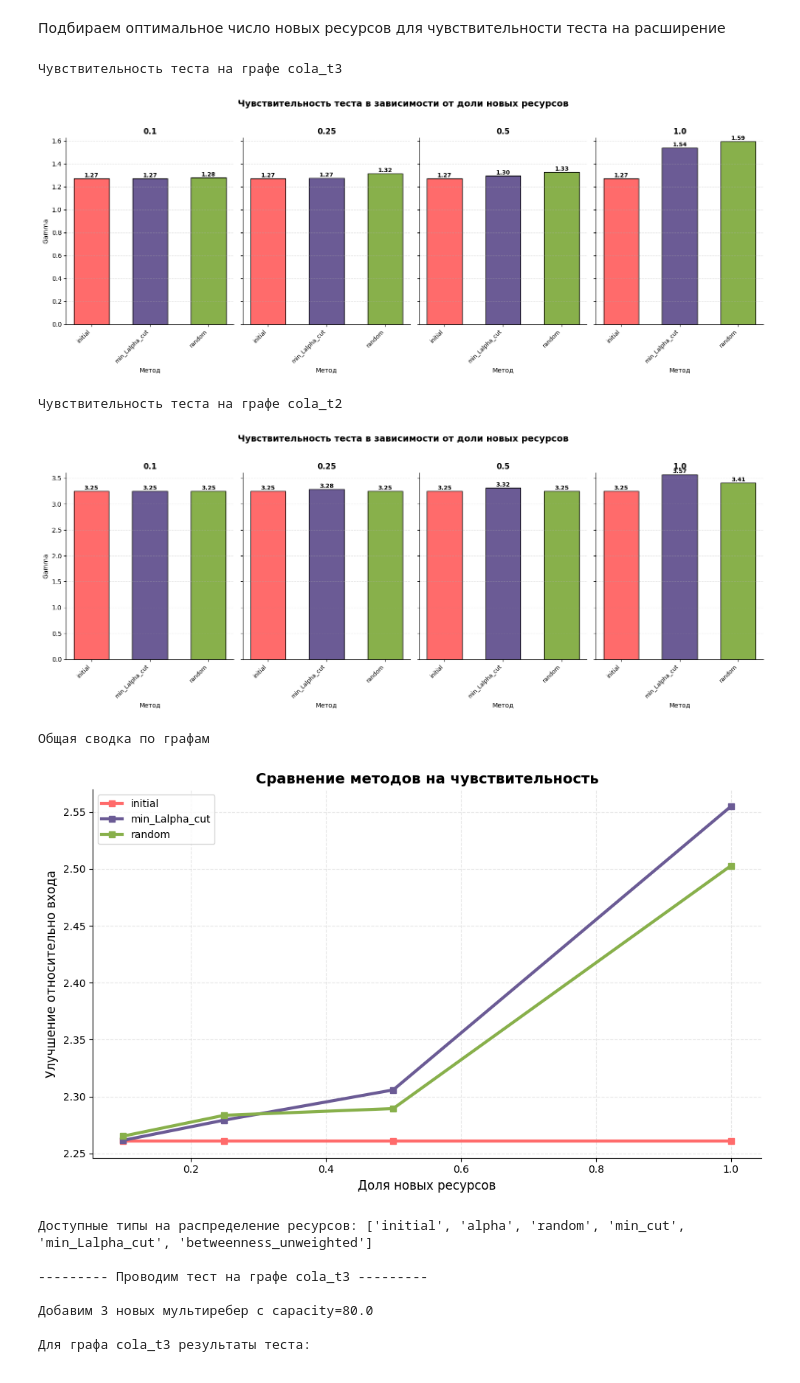
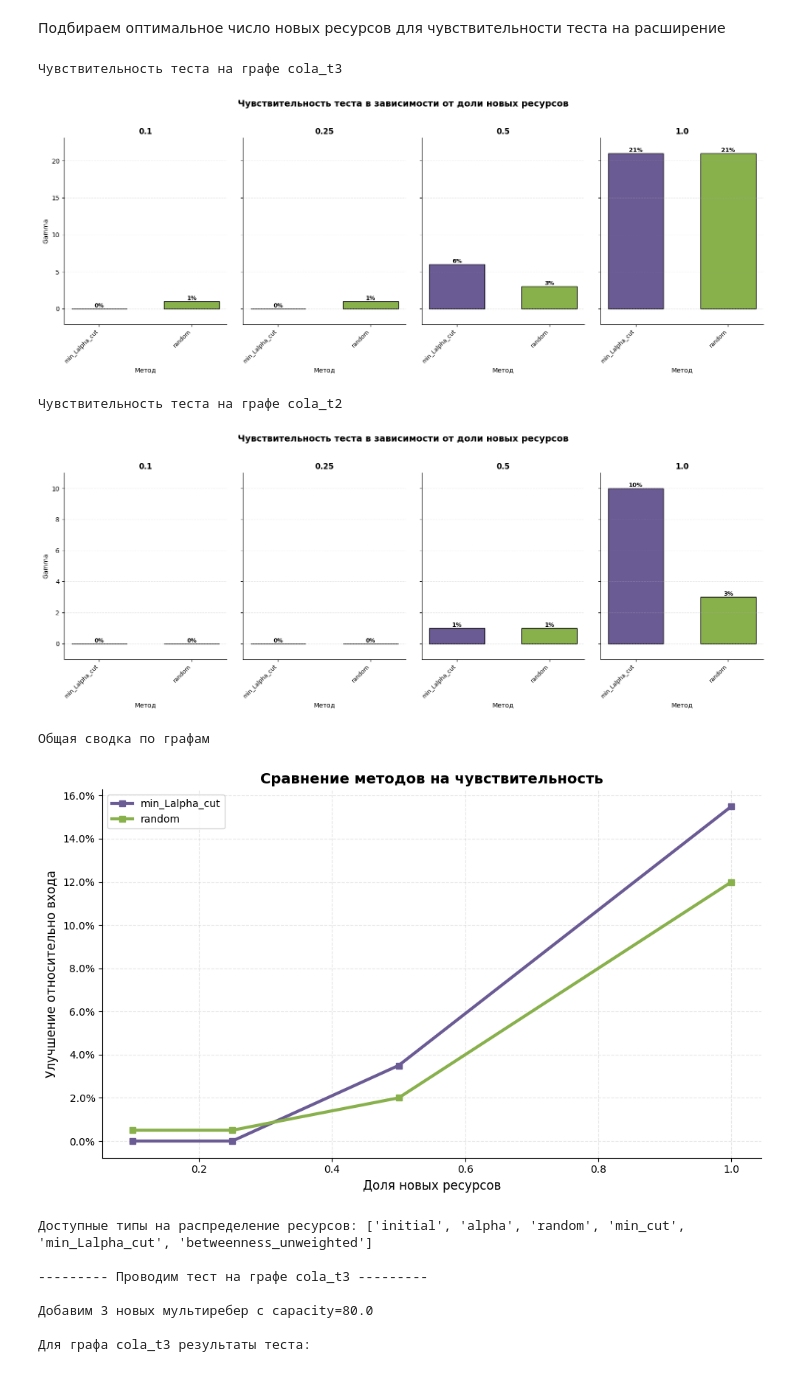
Before and after one commit to Karasiari/Graphs, a Jupyter notebook: Exps.ipynb, the cells around one changed output. Drawn from its saved outputs; the diff is of its cells as text; code cells hidden in the pictures.

```diff
--- a/Exps.ipynb
+++ b/Exps.ipynb
@@ -157,7 +157,7 @@ def visualize_parametrized_bars(
             for bar in bars:
                 height = bar.get_height()
                 ax.text(bar.get_x() + bar.get_width()/2., height,
-                       f'{height:.2f}', ha='center', va='bottom',
+                       f'{height}%', ha='center', va='bottom',
                        fontweight='bold', fontsize=9)
 
         ax.set_title(f"{param_name}", fontsize=12, fontweight='bold')
@@ -252,6 +252,9 @@ def visualize_lines_simple(
     ax.set_xlabel(xlabel, fontsize=12)
     ax.set_ylabel(ylabel, fontsize=12)
 
+    from matplotlib.ticker import PercentFormatter
+    ax.yaxis.set_major_formatter(PercentFormatter(100))
+
     if legend:
         ax.legend(fontsize=10)
 
@@ -318,52 +321,52 @@ for name in graphs_for_test_names:
     additional_capacities = [capacity_value] * number_to_add
     for type in types_for_optimal:
       if type == "initial":
-        gamma = graph_for_exp.solve_mcfp()
+        gamma_initial = float(graph_for_exp.solve_mcfp())
       elif type in ("min_Lalpha_cut", "random"):
         sequence = get_sequence(graph_for_exp, type)
         gamma = get_mean(graph_for_exp, sequence, number_to_add, additional_capacities, tries_for_random)
-      if graph_results.get(fraction) is None:
-        graph_results[fraction] = [(type, gamma)]
-      else:
-        graph_results[fraction].append((type, gamma))
+      if graph_results.get(fraction) is None and type != "initial":
+        graph_results[fraction] = [(type, int(100 * round(gamma/gamma_initial - 1.0, 2)))]
+      elif type != "initial":
+        graph_results[fraction].append((type, int(100 * round(gamma/gamma_initial - 1.0, 2))))
 
   print(f'Чувствительность теста на графе {name}')
   visualize_parametrized_bars(
       data_dict=graph_results,
       title="Чувствительность теста в зависимости от доли новых ресурсов",
       xlabel="Метод",
       ylabel="Gamma",
       color_dict=type_colors,
       default_color='lightgray',
       show_values=True,
       figsize=(16, 6),
       share_y=True,
       bar_width=0.6
   )
   for fraction, value in graph_results.items():
     for type, gamma in value:
       if general_results[fraction].get(type) is None:
         general_results[fraction][type] = [gamma]
       else:
         general_results[fraction][type].append(gamma)
 
 print(f'Общая сводка по графам')
 visualize_lines_simple(
         data_dict=general_results,
         title="Сравнение методов на чувствительность",
         xlabel="Доля новых ресурсов",
         ylabel="Улучшение относительно входа",
-        colors=["#FF6B6B", "#6B5B95", "#88B04B"],
+        colors=["#6B5B95", "#88B04B"],
         marker='s',
         linewidth=3
     )
 # %% [output]
 Чувствительность теста на графе cola_t3
-[figure, old version]
+[figure, new version]
 Чувствительность теста на графе cola_t2
-[figure, old version]
+[figure, new version]
 Общая сводка по графам
-[figure, old version]
+[figure, new version]
 # %%
 import networkx as nx
 import numpy as np
```
